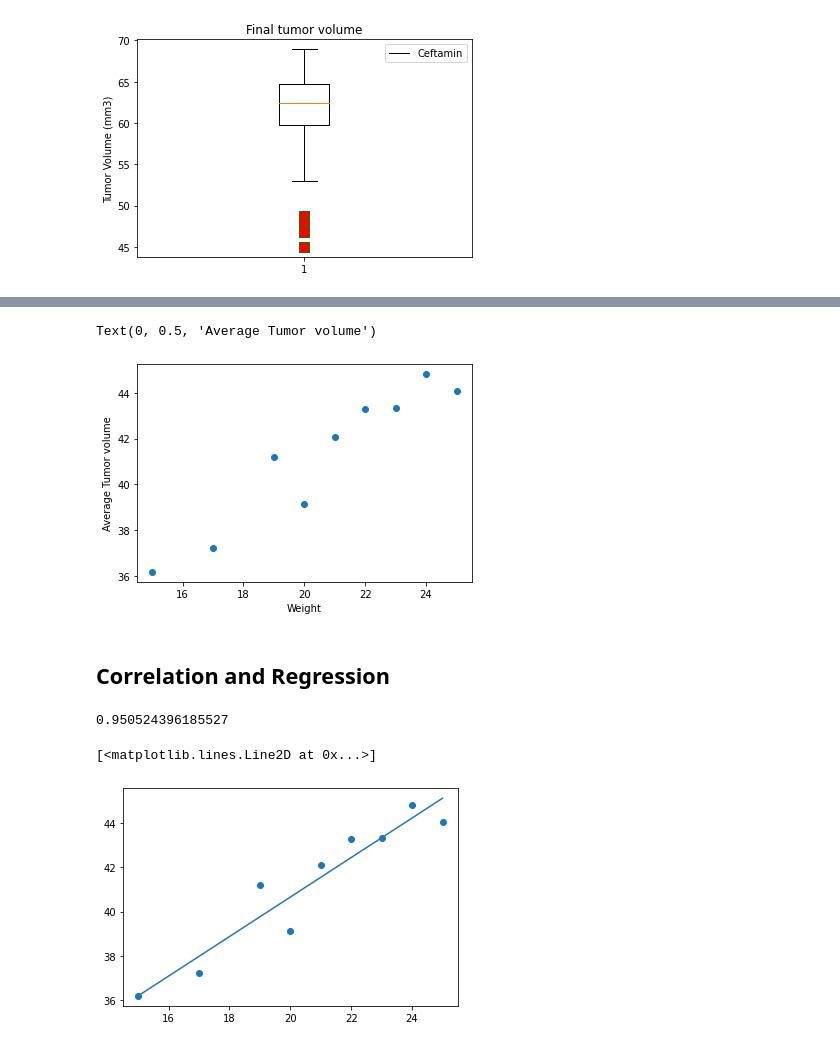
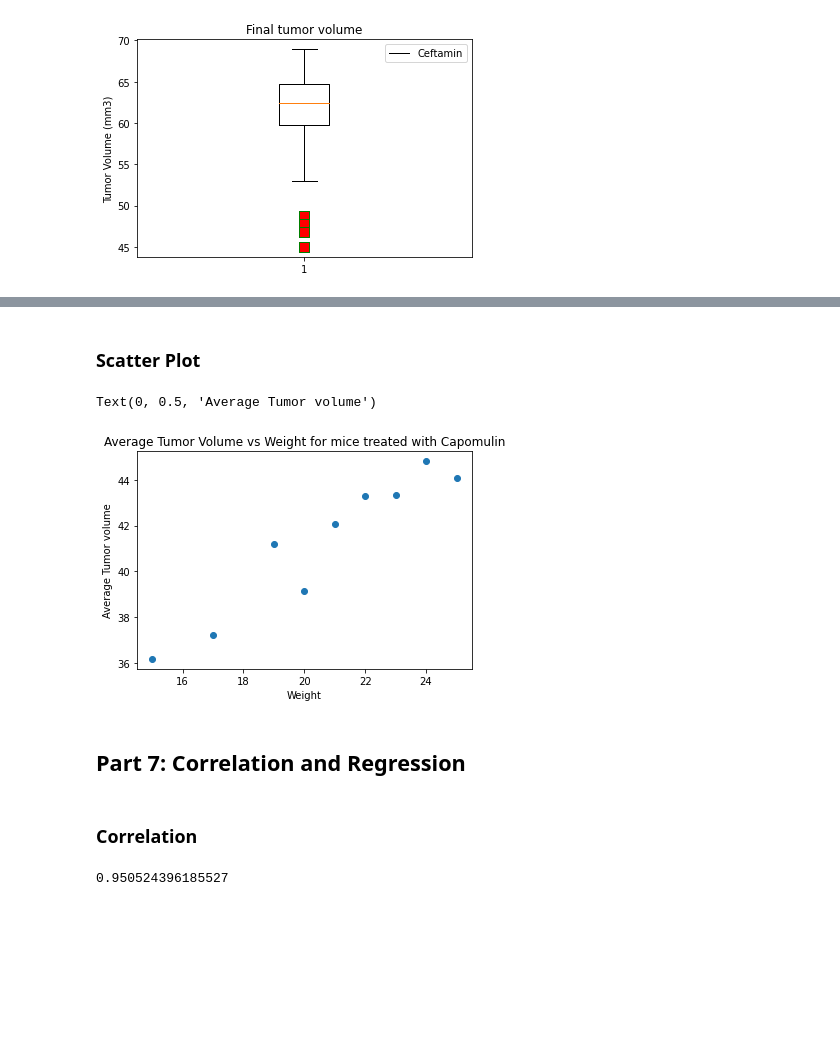
Before and after one commit to maali007/matplotlib-challenge, a Jupyter notebook: pymaceuticals.ipynb, the cells around one changed output, grey strips where cells are left out. Drawn from its saved outputs; the diff is of its cells as text; code cells hidden in the pictures; blank space fills up the shorter version.

```diff
--- a/pymaceuticals.ipynb
+++ b/pymaceuticals.ipynb
@@ -348,32 +317,35 @@ capo.groupby('Weight (g)').first()
+# %% [markdown]
+### Scatter Plot
 # %%
 # Generate a scatter plot of average tumor volume vs. mouse weight for the Capomulin regimen
+
+# Group the capo subset by Weight
 weight = capo.groupby('Weight (g)')
 
+# Determine average weight
 average_weight = pd.DataFrame(weight['Tumor Volume (mm3)'].mean())
 
-average_weight
+# Set the x and y variables for the scatter appropriately
+x = average_weight.index
+y = average_weight['Tumor Volume (mm3)']
 
+# Create scatter plot
 plt.scatter(average_weight.index,average_weight['Tumor Volume (mm3)'],)
+plt.title('Average Tumor Volume vs Weight for mice treated with Capomulin')
 plt.xlabel('Weight')
 plt.ylabel('Average Tumor volume')
 # %% [output]
 Text(0, 0.5, 'Average Tumor volume')
-[figure, old version]
+[figure, new version]
 # %% [markdown]
-## Correlation and Regression
+## Part 7: Correlation and Regression
+# %% [markdown]
+### Correlation
 # %%
-# Calculate the correlation coefficient and linear regression model
-# for mouse weight and average tumor volume for the Capomulin regimen
+# Calculate the correlation coefficient and linear regression model for mouse weight and average tumor volume for the Capomulin regimen
+slope, intercept, r_value, p_value, std_err = st.linregress(x, y)
 
-
-slope, intercept, r_value, p_value, std_err = st.linregress(average_weight.index,average_weight['Tumor Volume (mm3)'])
+# Correlation Coefficient
+print(r_value)
+# %% [output]
+0.950524396185527
-# %%
-r_value
-# %% [output]
-0.950524396185527
-# %%
-plt.scatter(average_weight.index, average_weight['Tumor Volume (mm3)'])
-plt.plot(average_weight.index,slope * average_weight.index + intercept)
-# %% [output]
-[<matplotlib.lines.Line2D at 0x...>]
-[figure, removed]
```
Also changed, not shown: parts of 9 cells of this notebook.
